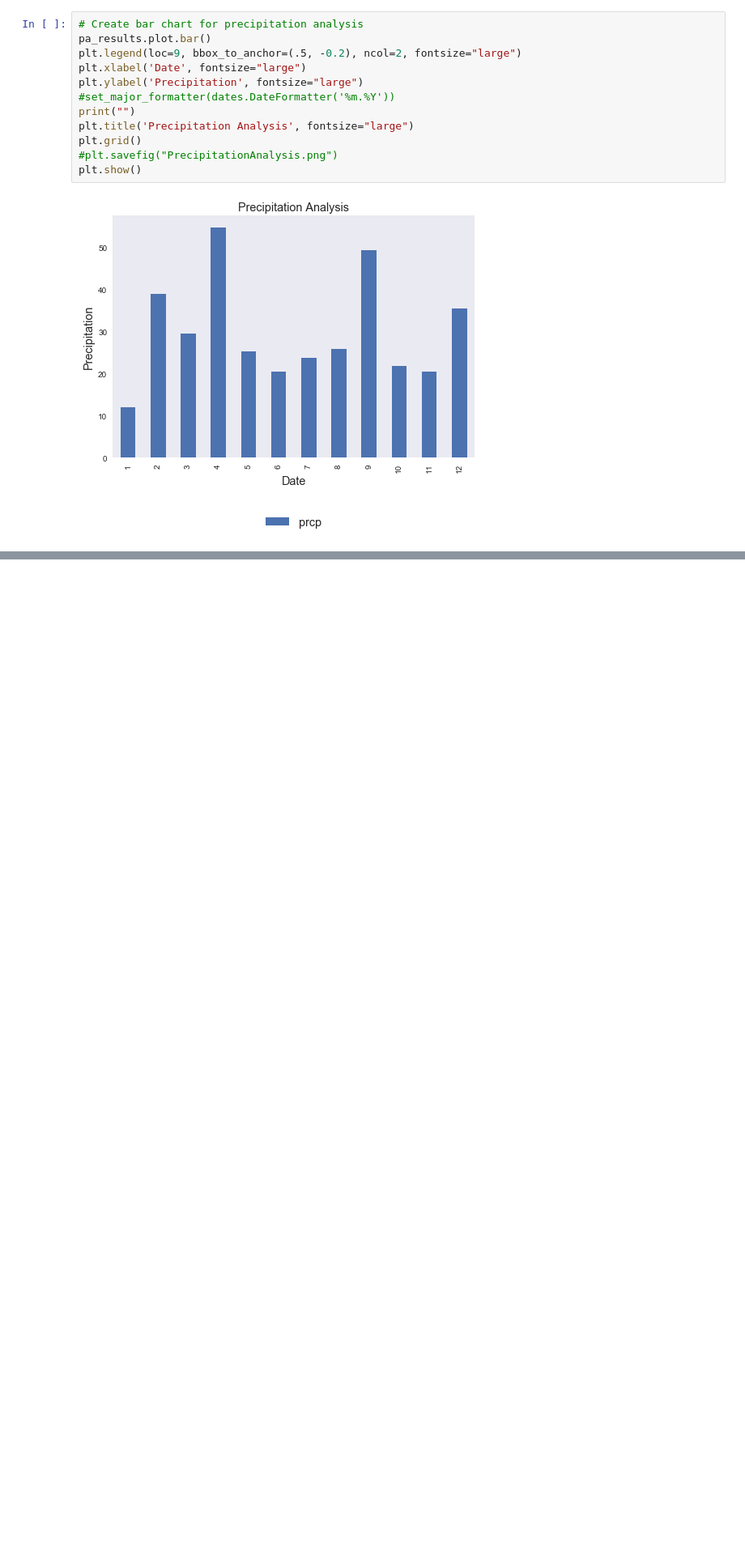
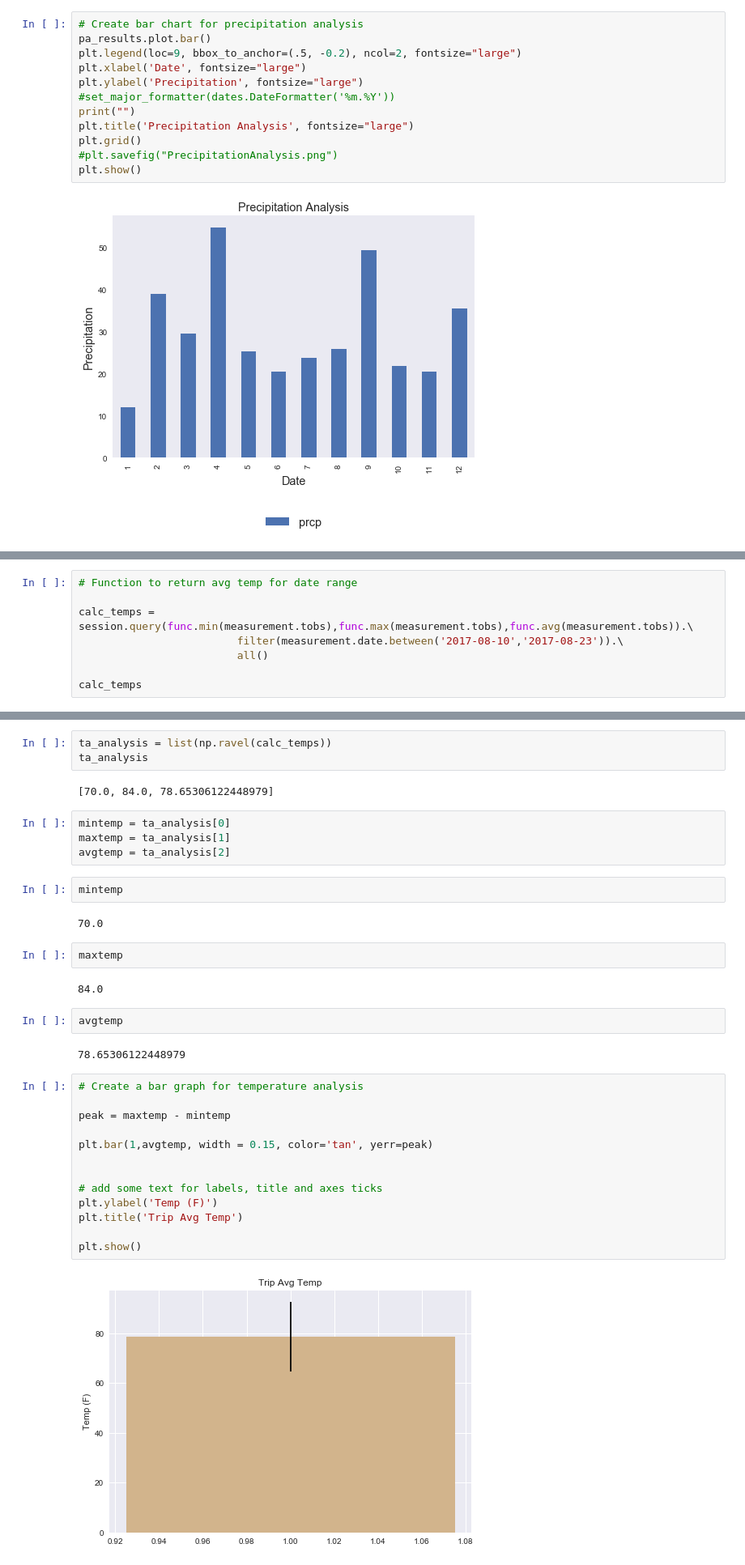
Before and after one commit to caitlnt/Homework, a Jupyter notebook: HW-09/climate_analysis.ipynb, the cells around one changed output, grey strips where cells are left out. Shown at 81% size. Drawn from its saved outputs; the diff is of its cells as text; blank space fills up the shorter version.

```diff
--- a/HW-09/climate_analysis.ipynb
+++ b/HW-09/climate_analysis.ipynb
@@ -165,0 +155,8 @@ plt.show()
+# %%
+# Function to return avg temp for date range
+
+calc_temps = session.query(func.min(measurement.tobs),func.max(measurement.tobs),func.avg(measurement.tobs)).\
+                         filter(measurement.date.between('2017-08-10','2017-08-23')).\
+                         all()
+
+calc_temps
@@ -165,0 +165,36 @@ plt.show()
+# %%
+ta_analysis = list(np.ravel(calc_temps))
+ta_analysis
+# %% [output]
+[70.0, 84.0, 78.65306122448979]
+# %%
+mintemp = ta_analysis[0]
+maxtemp = ta_analysis[1]
+avgtemp = ta_analysis[2]
+# %%
+mintemp
+# %% [output]
+70.0
+# %%
+maxtemp
+# %% [output]
+84.0
+# %%
+avgtemp
+# %% [output]
+78.65306122448979
+# %%
+# Create a bar graph for temperature analysis
+
+peak = maxtemp - mintemp
+
+plt.bar(1,avgtemp, width = 0.15, color='tan', yerr=peak)
+
+
+# add some text for labels, title and axes ticks
+plt.ylabel('Temp (F)')
+plt.title('Trip Avg Temp')
+
+plt.show()
+# %% [output]
+[figure, added]
```
Also changed, not shown: parts of 10 cells of this notebook, 1 other file.
